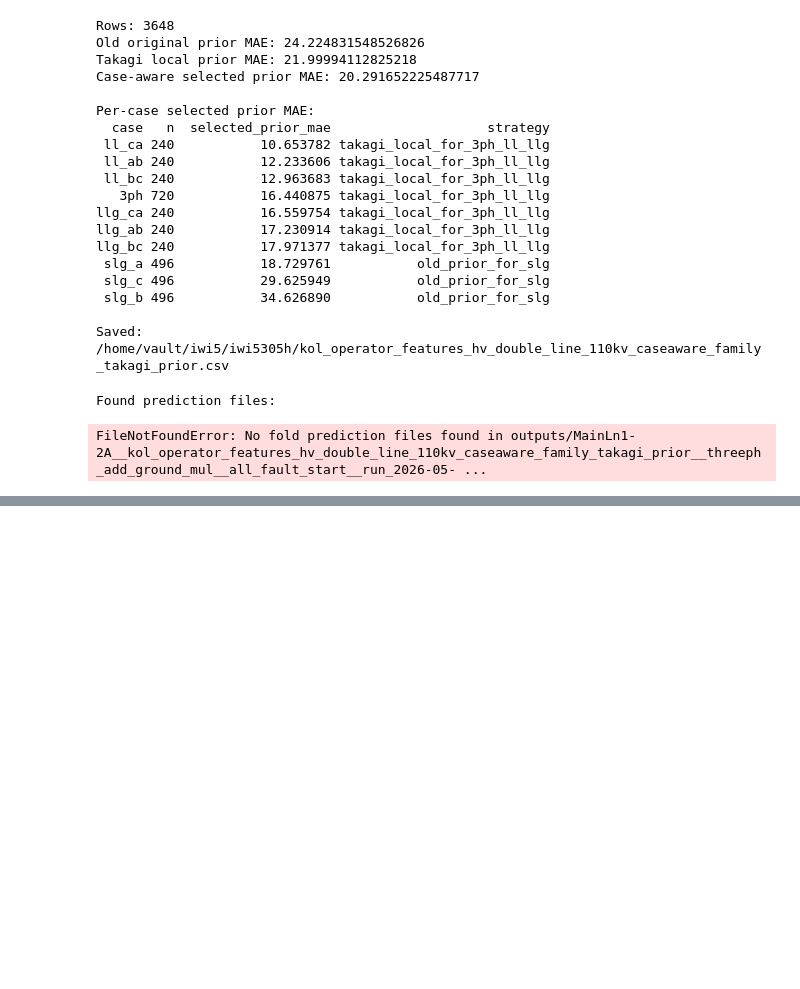
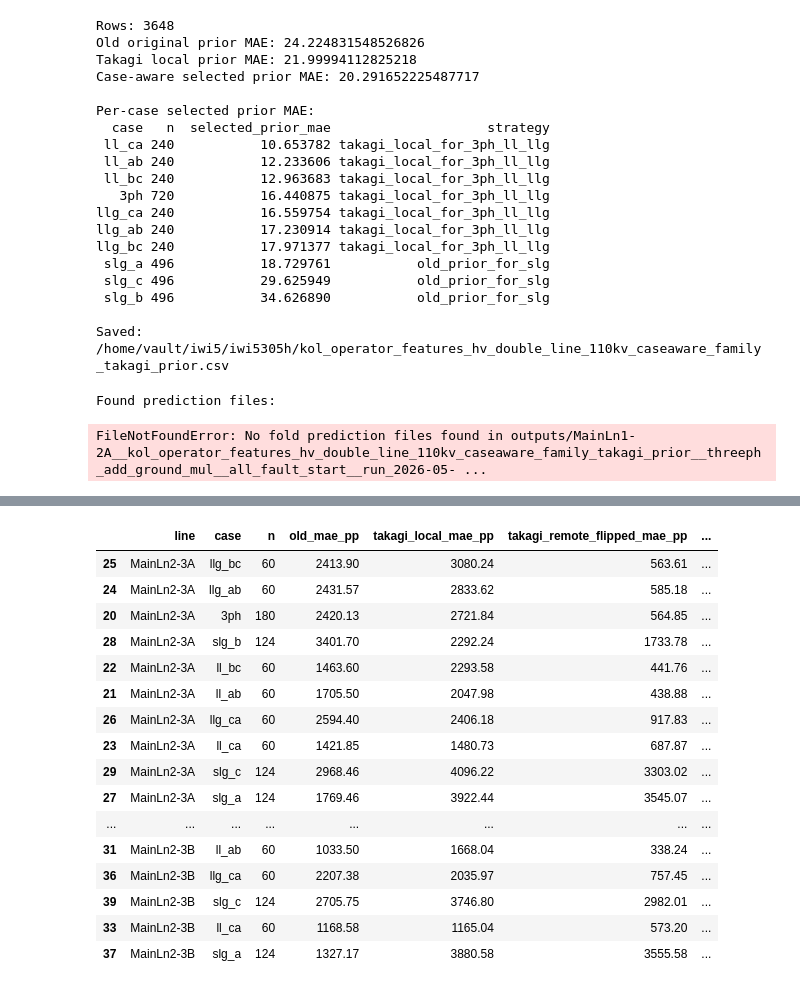
Before and after one commit to sagar-crypto/Masters_thesis_PR_LABS, a Jupyter notebook: EDA.ipynb, the cells around one changed output, grey strips where cells are left out. Drawn from its saved outputs; the diff is of its cells as text; code cells hidden in the pictures; blank space fills up the shorter version.

```diff
--- a/EDA.ipynb
+++ b/EDA.ipynb
@@ -3343,0 +3562,24 @@ FileNotFoundError: No fold prediction files found in outputs/MainLn1-2A__kol_ope
+# %%
+remote_check = line_case_prior_summary[
+    line_case_prior_summary["line"].isin(["MainLn2-3A", "MainLn2-3B"])
+][cols_to_show].round(2)
+
+remote_check
+# %% [output]
+|  | line | case | n | old_mae_pp | takagi_local_mae_pp | takagi_remote_flipped_mae_pp | ... |
+| 25 | MainLn2-3A | llg_bc | 60 | 2413.90 | 3080.24 | 563.61 | ... |
+| 24 | MainLn2-3A | llg_ab | 60 | 2431.57 | 2833.62 | 585.18 | ... |
+| 20 | MainLn2-3A | 3ph | 180 | 2420.13 | 2721.84 | 564.85 | ... |
+| 28 | MainLn2-3A | slg_b | 124 | 3401.70 | 2292.24 | 1733.78 | ... |
+| 22 | MainLn2-3A | ll_bc | 60 | 1463.60 | 2293.58 | 441.76 | ... |
+| 21 | MainLn2-3A | ll_ab | 60 | 1705.50 | 2047.98 | 438.88 | ... |
+| 26 | MainLn2-3A | llg_ca | 60 | 2594.40 | 2406.18 | 917.83 | ... |
+| 23 | MainLn2-3A | ll_ca | 60 | 1421.85 | 1480.73 | 687.87 | ... |
+| 29 | MainLn2-3A | slg_c | 124 | 2968.46 | 4096.22 | 3303.02 | ... |
+| 27 | MainLn2-3A | slg_a | 124 | 1769.46 | 3922.44 | 3545.07 | ... |
+| ... | ... | ... | ... | ... | ... | ... | ... |
+| 31 | MainLn2-3B | ll_ab | 60 | 1033.50 | 1668.04 | 338.24 | ... |
+| 36 | MainLn2-3B | llg_ca | 60 | 2207.38 | 2035.97 | 757.45 | ... |
+| 39 | MainLn2-3B | slg_c | 124 | 2705.75 | 3746.80 | 2982.01 | ... |
+| 33 | MainLn2-3B | ll_ca | 60 | 1168.58 | 1165.04 | 573.20 | ... |
+| 37 | MainLn2-3B | slg_a | 124 | 1327.17 | 3880.58 | 3555.58 | ... |
```
Also changed, not shown: parts of 10 cells of this notebook, 1 other file.
